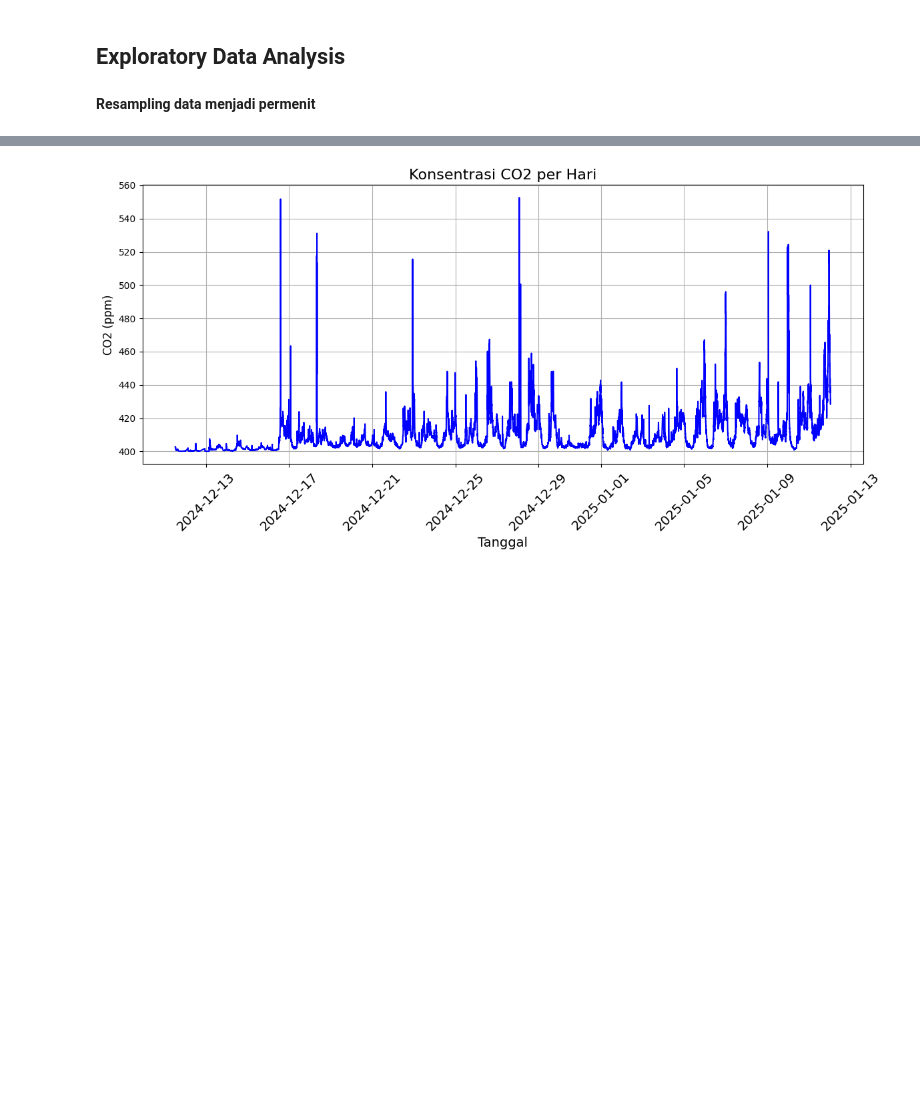
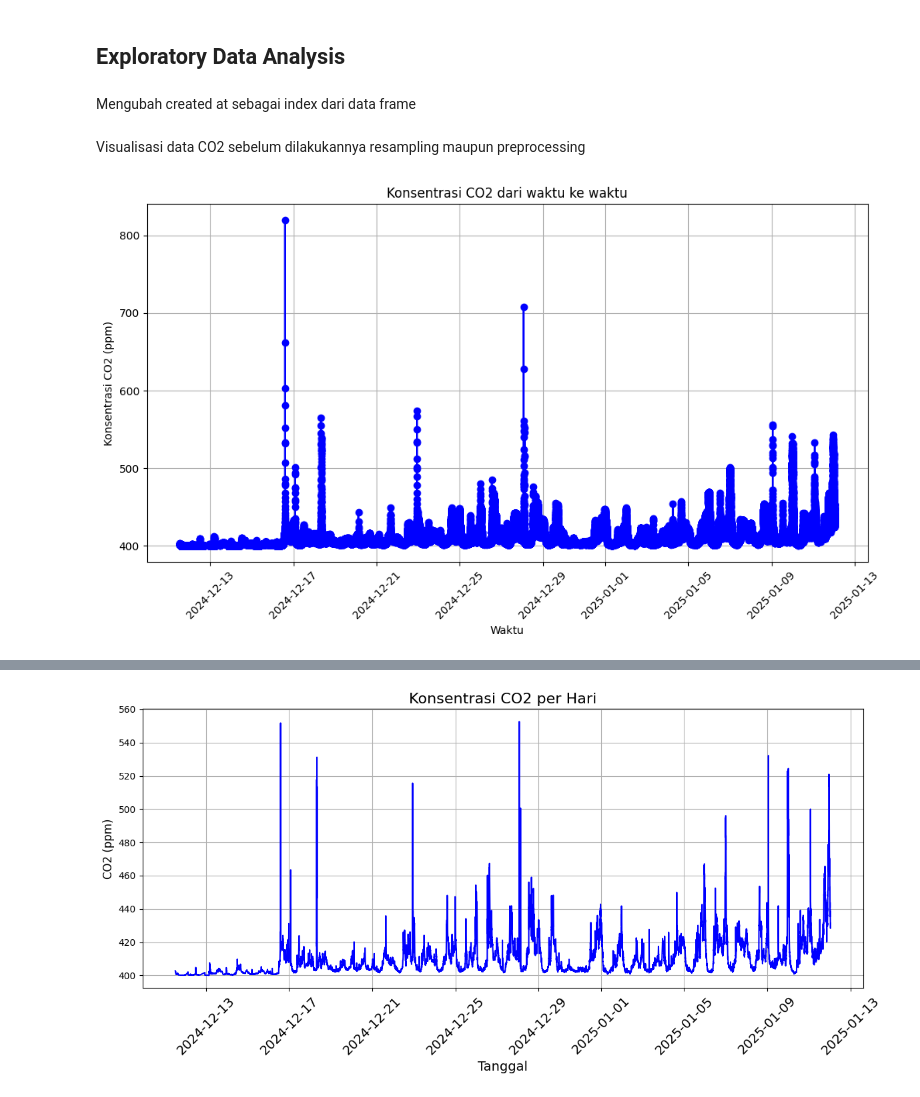
Before and after one commit to Hardtophead/Prediksi_Polusi_Udara, a Jupyter notebook: Prediksi_Polusi_LSTM_No_Outliers.ipynb, the cells around one changed output, grey strips where cells are left out. Saved outputs shown, nothing was run; the diff lists cells and outputs as text; code cells hidden in the pictures; blank space fills up the shorter version.

```diff
--- a/Prediksi_Polusi_LSTM_No_Outliers.ipynb
+++ b/Prediksi_Polusi_LSTM_No_Outliers.ipynb
@@ -66,8 +68,8 @@ dtypes: datetime64[ns, UTC](1), float64(2), int64(1)
 memory usage: 4.9 MB
 # %% [markdown]
 ## **Exploratory Data Analysis**
-# %% [markdown]
-**Resampling data menjadi permenit**
+# %% [markdown]
+Mengubah created at sebagai index dari data frame
 # %%
 # Set kolom 'created_at' sebagai index
 df = df.set_index('created_at')
@@ -75,0 +76,13 @@ df_rounded = df.round(2)
+# %% [markdown]
+Visualisasi data CO2 sebelum dilakukannya resampling maupun preprocessing
+# %%
+plt.figure(figsize=(12, 6))
+plt.plot(df['CO2'], marker='o', color='blue')
+plt.title('Konsentrasi CO2 dari waktu ke waktu')
+plt.xlabel('Waktu')
+plt.ylabel('Konsentrasi CO2 (ppm)')
+plt.xticks(rotation=45)
+plt.grid()
+plt.show()
+# %% [output]
+[figure, added]
```
Also changed, not shown: parts of 63 cells of this notebook, 2 other files.
